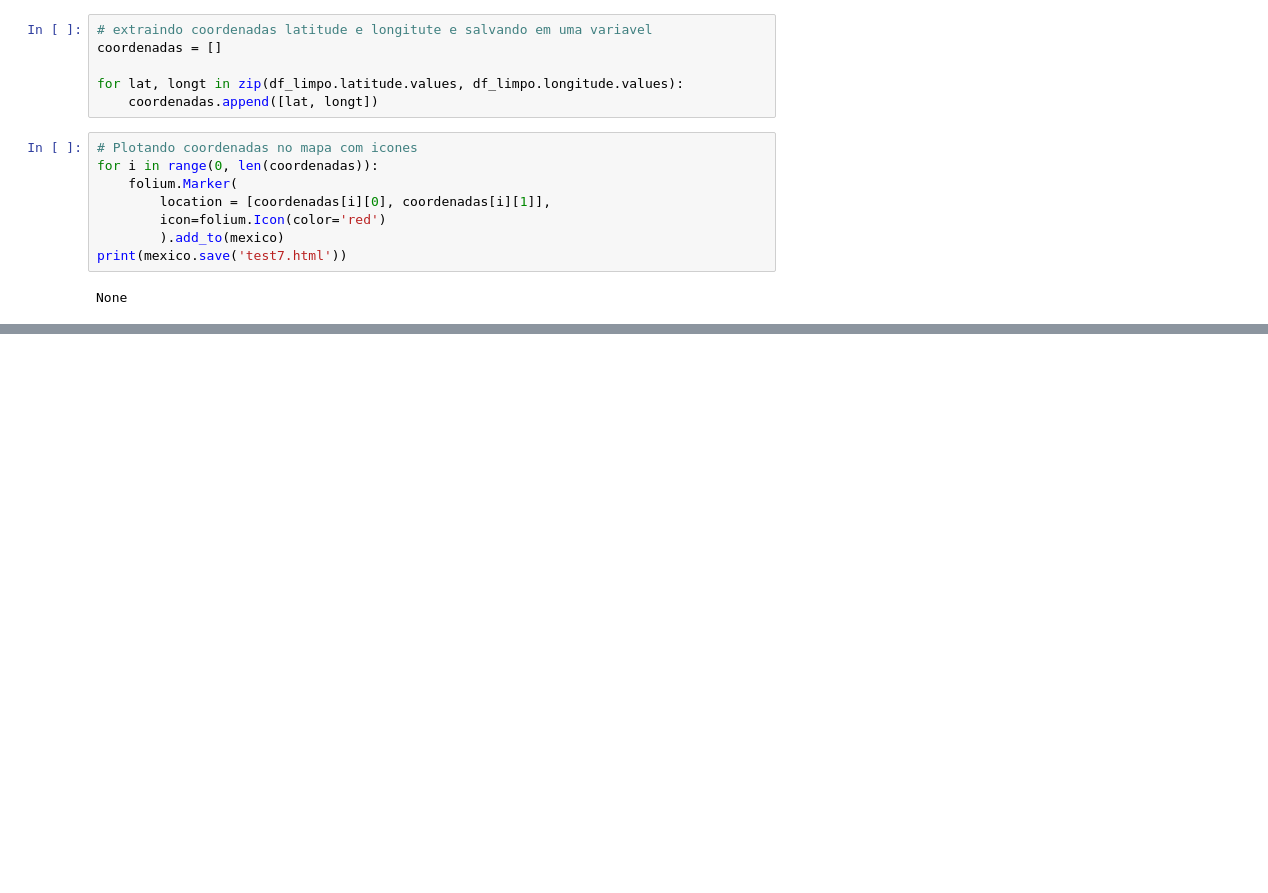
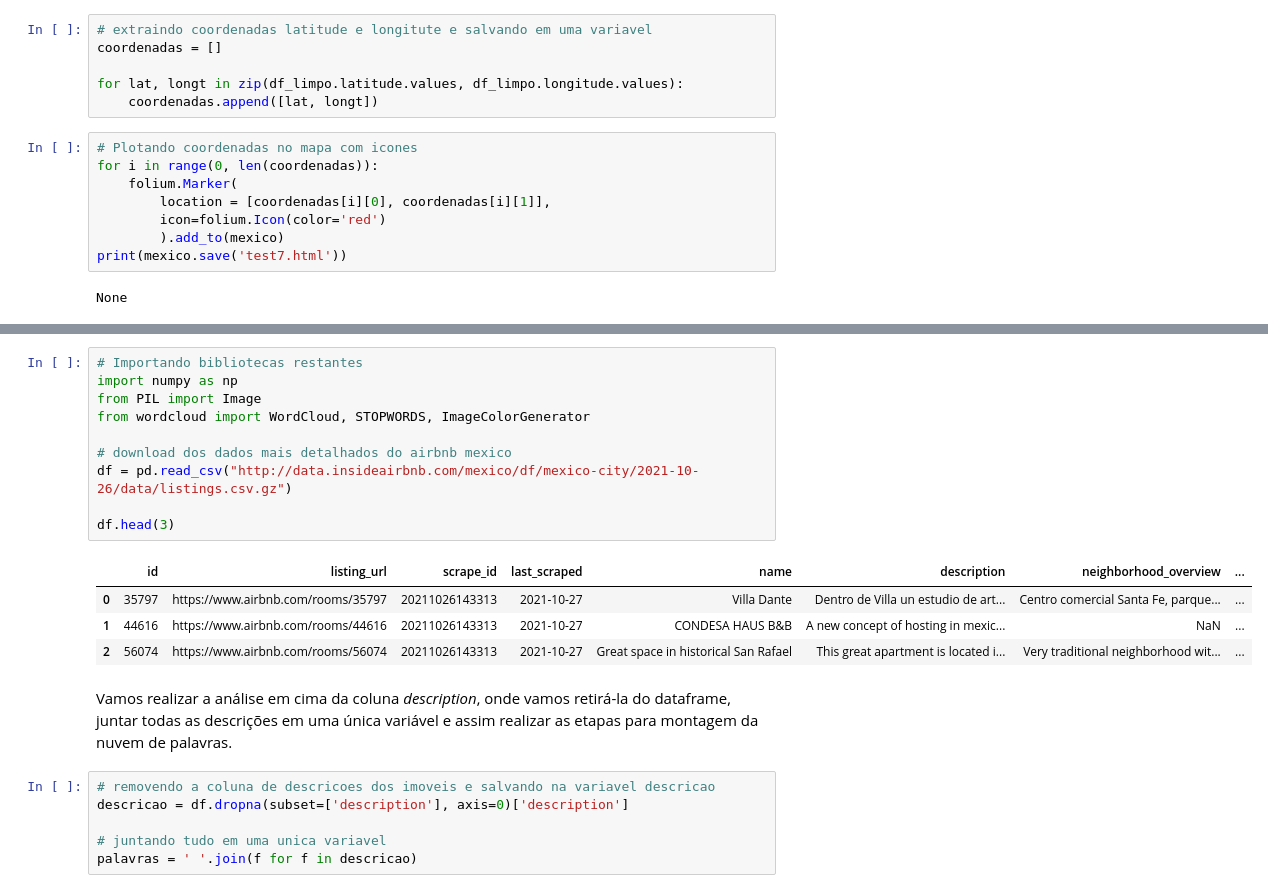
Before and after one commit to FernandoGuirraS/sigmoidal_data_science, a Jupyter notebook: Analisando_dados_do_airbnb_Mexico.ipynb, the cells around one changed output, grey strips where cells are left out. Cells and saved outputs as stored; diff of their text form; blank space fills up the shorter version.

```diff
--- a/Analisando_dados_do_airbnb_Mexico.ipynb
+++ b/Analisando_dados_do_airbnb_Mexico.ipynb
@@ -515,0 +528,23 @@ None
+# %%
+# Importando bibliotecas restantes
+import numpy as np
+from PIL import Image
+from wordcloud import WordCloud, STOPWORDS, ImageColorGenerator
+
+# download dos dados mais detalhados do airbnb mexico
+df = pd.read_csv("http://data.insideairbnb.com/mexico/df/mexico-city/2021-10-26/data/listings.csv.gz")
+
+df.head(3)
+# %% [output]
+|  | id | listing_url | scrape_id | last_scraped | name | description | neighborhood_overview | ... |
+| 0 | 35797 | https://www.airbnb.com/rooms/35797 | 20211026143313 | 2021-10-27 | Villa Dante | Dentro de Villa un estudio de art... | Centro comercial Santa Fe, parque... | ... |
+| 1 | 44616 | https://www.airbnb.com/rooms/44616 | 20211026143313 | 2021-10-27 | CONDESA HAUS B&B | A new concept of hosting in mexic... | NaN | ... |
+| 2 | 56074 | https://www.airbnb.com/rooms/56074 | 20211026143313 | 2021-10-27 | Great space in historical San Rafael | This great apartment is located i... | Very traditional neighborhood wit... | ... |
+# %% [markdown]
+Vamos realizar a análise em cima da coluna *description*, onde vamos retirá-la do dataframe, juntar todas as descrições em uma única variável e assim realizar as etapas para montagem da nuvem de palavras.
+# %%
+# removendo a coluna de descricoes dos imoveis e salvando na variavel descricao
+descricao = df.dropna(subset=['description'], axis=0)['description']
+
+# juntando tudo em uma unica variavel
+palavras = ' '.join(f for f in descricao)
```
Also changed, not shown: parts of 14 cells of this notebook.
